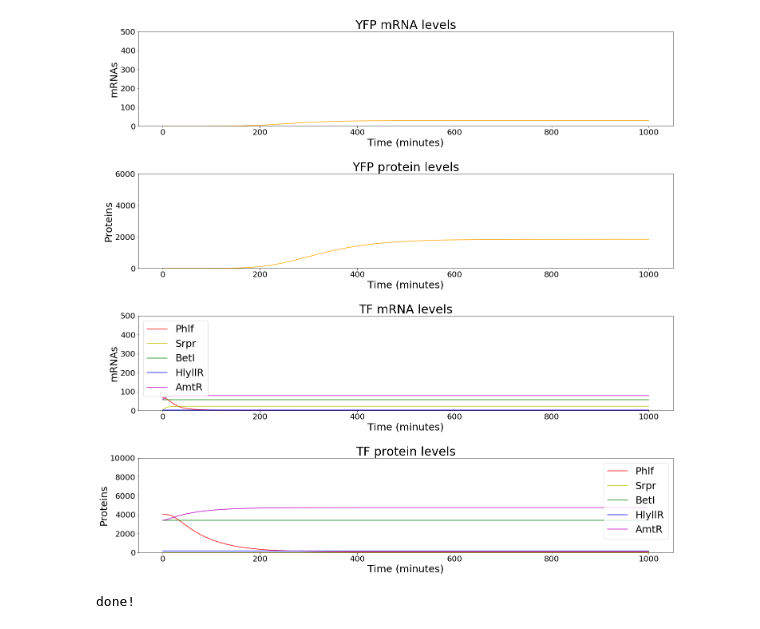
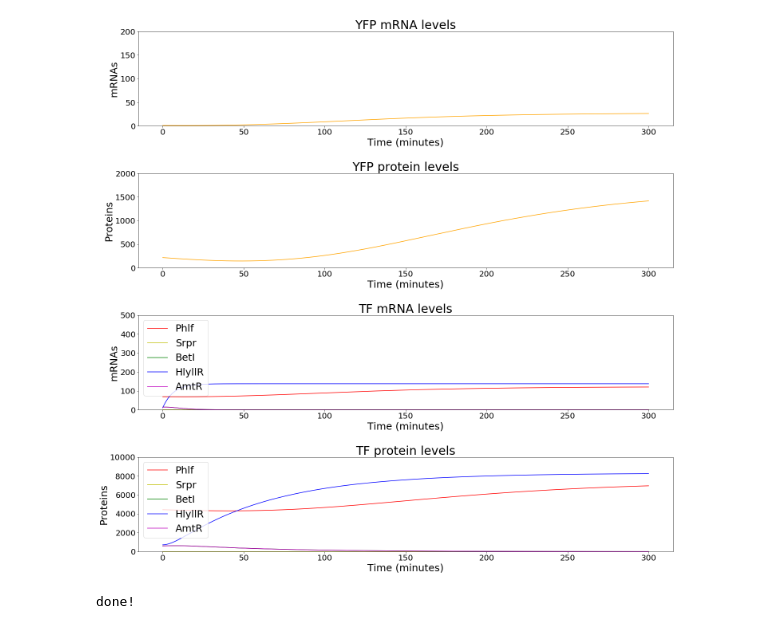
Before and after one commit to hsalis/SD2code, a Jupyter notebook: circuit_generator/rule_30_circuit.ipynb, the cells around one changed output. Cells and saved outputs as stored; diff of their text form; code cells hidden in the pictures.

```diff
--- a/circuit_generator/rule_30_circuit.ipynb
+++ b/circuit_generator/rule_30_circuit.ipynb
@@ -326,8 +325,8 @@ def circuit_char(time_points, solution):
 
     fig, (ax1, ax2, ax3, ax4) = plt.subplots(4, 1, figsize=(24, 24))
 
-    ax1.set_ylim((0, 500))
-    ax2.set_ylim((0, 6000))
+    ax1.set_ylim((0, 200))
+    ax2.set_ylim((0, 2000))
     ax3.set_ylim((0, 500))
     ax4.set_ylim((0, 10000))
 
@@ -369,7 +368,7 @@ def circuit_char(time_points, solution):
 # Solves circuit model function
 def solve_circuit(induction_conditions,features):
 
-    t = np.linspace(0, 1000, 1000)
+    t = np.linspace(0, 300, 1000)
 
     h0 = np.zeros(31)
     h0[0]=features['copy_number']['StrepR']
@@ -408,10 +407,10 @@ def solve_circuit(induction_conditions,features):
 # %%
 %matplotlib inline
 matplotlib.rcParams.update({'font.size': 25})
-solve_circuit([0,0,1],features)
+solve_circuit([1,1,0],features)
 print "done!"
 # %% [output]
-[figure, old version]
+[figure, new version]
 done!
 # %%
 def calc_Pt_number_serial(features, this_element, ups_element, trans_coupling):
```
Also changed, not shown: parts of 1 cell of this notebook.
